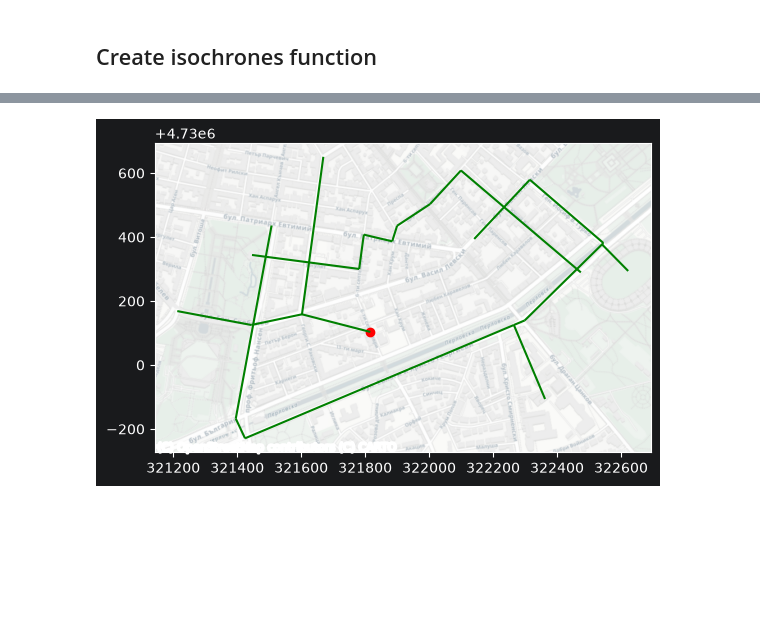
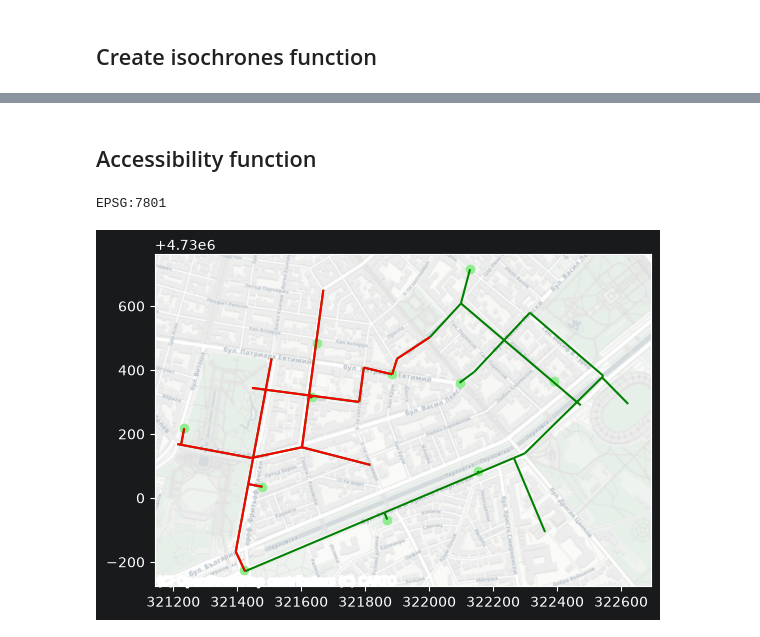
Before and after one commit to NikitaALSI/Izochrones, a Jupyter notebook: Development/Playground.ipynb, the cells around one changed output, grey strips where cells are left out. Saved outputs shown, nothing was run; the diff lists cells and outputs as text; code cells hidden in the pictures; blank space fills up the shorter version.

```diff
--- a/Development/Playground.ipynb
+++ b/Development/Playground.ipynb
@@ -156,4 +156,15 @@ ox.plot_graph(j)
-# %%
-plot_maps((route, 'green'), (shape.centroid.head(1), 'red'))
-# %% [output]
-[figure, removed]
+# %% [markdown]
+## Accessibility function
+# %%
+target = gpd.read_file('test_target.gpkg')
+# gpd.sjoin_nearest(target, j.to_crs(target.crs), how='left')
+route = extend_route_to_centroids(route, target)
+route = preprocess_route(route)
+# %%
+i = create_isochrones(route, shape.centroid.iloc[0], 1000)
+# %% [output]
+EPSG:7801
+# %%
+plot_maps( (route, 'green'), (target.centroid, 'lightgreen'), (i, 'red'),)
+# %% [output]
+[figure, added]
```
Also changed, not shown: parts of 25 cells of this notebook, 6 other files.
